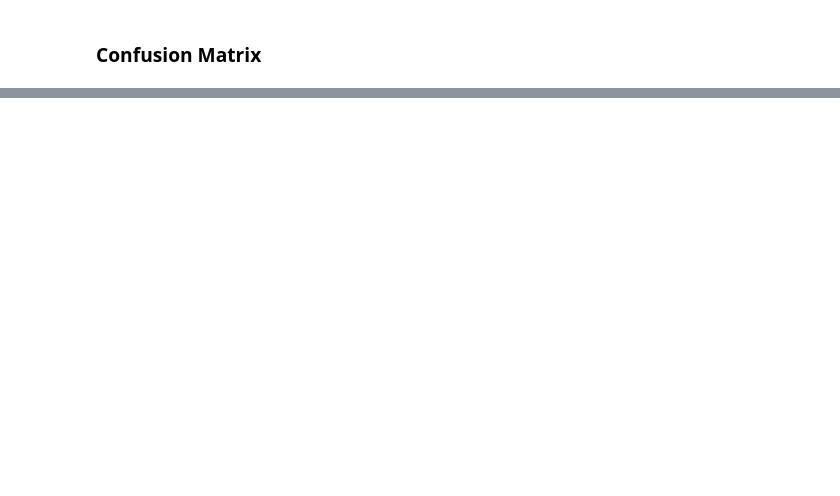
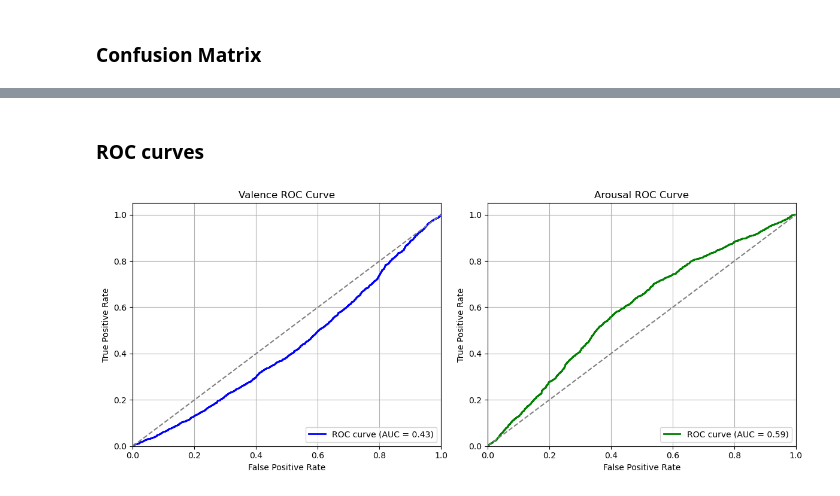
Before and after one commit to devparikh0506/EEG_Emotion_Detection, a Jupyter notebook: main.ipynb, the cells around one changed output, grey strips where cells are left out. Saved outputs shown, nothing was run; the diff lists cells and outputs as text; code cells hidden in the pictures; blank space fills up the shorter version.

```diff
--- a/main.ipynb
+++ b/main.ipynb
@@ -498,0 +501,12 @@ plot_confusion_matrix(
+# %% [markdown]
+### ROC curves
+# %%
+from scripts.metrics import plot_roc_curves
+
+plot_roc_curves(
+    true_val, prob_val,
+    true_aro, prob_aro,
+    figsize=(12, 5)
+)
+# %% [output]
+[figure, added]
```
Also changed, not shown: parts of 13 cells of this notebook, 7 other files.
